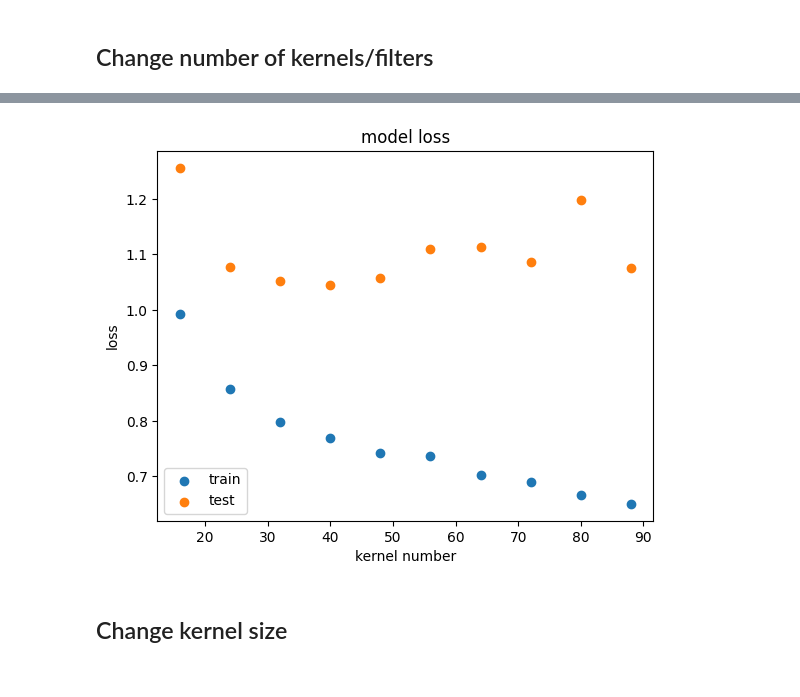
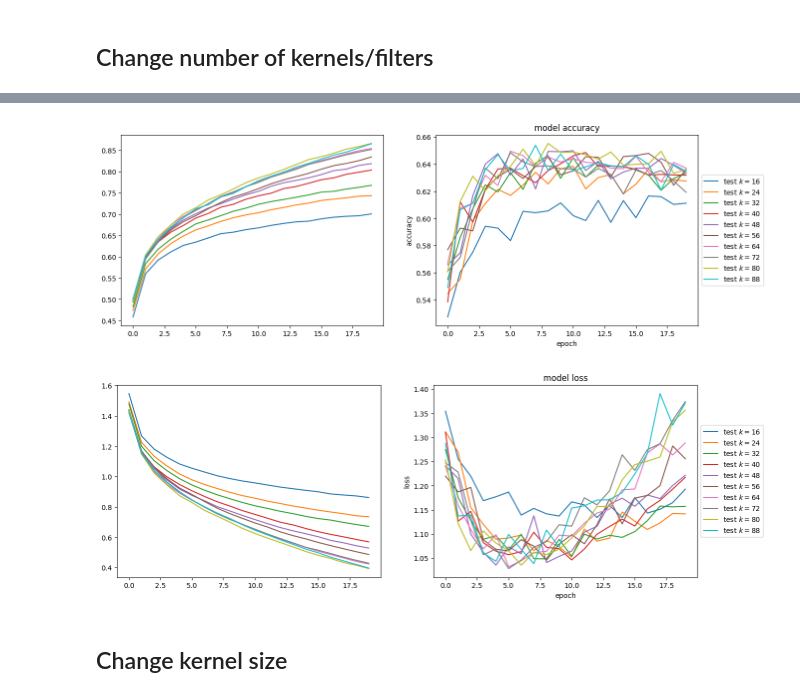
Before and after one commit to Swinkawkrawacie/Machine_learning, a Jupyter notebook: assignment_4.ipynb, the cells around one changed output, grey strips where cells are left out. Cells and saved outputs as stored; diff of their text form; code cells hidden in the pictures.

```diff
--- a/assignment_4.ipynb
+++ b/assignment_4.ipynb
@@ -158,35 +135,35 @@ test_acc_cnn
 ## Change number of kernels/filters
 # %%
 def kernel_num_model(kernel_num):
-    kmodel = models.Sequential()
-    kmodel.add(Input(shape=(32, 32, 3)))
-    kmodel.add(layers.Conv2D(filters = kernel_num,
+    kmodel = keras.models.Sequential()
+    kmodel.add(keras.Input(shape=(32, 32, 3)))
+    kmodel.add(keras.layers.Conv2D(filters = kernel_num,
                              kernel_size = (3, 3),
                              padding = 'valid',
                              strides = 1,
                              activation='relu'))
-    kmodel.add(layers.MaxPooling2D((2, 2)))
-    kmodel.add(layers.Flatten())
-    kmodel.add(layers.Dense(10))
+    kmodel.add(keras.layers.MaxPooling2D((2, 2)))
+    kmodel.add(keras.layers.Flatten())
+    kmodel.add(keras.layers.Dense(10, activation='softmax'))
     kmodel.compile(optimizer='adam',
-              loss=keras.losses.SparseCategoricalCrossentropy(from_logits=True),
+              loss='categorical_crossentropy',
               metrics=['accuracy'])
     return kmodel
 # %%
 m = 1 #repeat
 kernel_nums = [16+8*i for i in range(10)]
 n = len(kernel_nums)
-train_acc_k = np.zeros((n,m))
-test_acc_k = np.zeros((n,m))
-train_loss_k = np.zeros((n,m))
-test_loss_k = np.zeros((n,m))
+train_acc_k = np.zeros((n,20))
+test_acc_k = np.zeros((n,20))
+train_loss_k = np.zeros((n,20))
+test_loss_k = np.zeros((n,20))
 for j in range(m):
     for i in range(n):
         temp_model1_k = kernel_num_model(kernel_nums[i])
-        temp_model_k = temp_model1_k.fit(x_train, y_train, epochs=10, validation_data=(x_test, y_test))
-        train_acc_k[i,j] = temp_model_k.history['accuracy'][-1]
-        test_acc_k[i,j] = temp_model_k.history['val_accuracy'][-1]
-        train_loss_k[i,j] = temp_model_k.history['loss'][-1]
-        test_loss_k[i,j] = temp_model_k.history['val_loss'][-1]
+        temp_model_k = temp_model1_k.fit(x_train, y_train, epochs=20, validation_data=(x_test, y_test))
+        train_acc_k[i,:] = temp_model_k.history['accuracy']
+        test_acc_k[i,:] = temp_model_k.history['val_accuracy']
+        train_loss_k[i,:] = temp_model_k.history['loss']
+        test_loss_k[i,:] = temp_model_k.history['val_loss']
         print(f'ROUND {j*n+i}')
 # %% [output]
@@ -225,13 +189,27 @@ plt.show()
-# %%
-plt.scatter(kernel_nums, train_loss_k.mean(axis=1))
-plt.scatter(kernel_nums, test_loss_k.mean(axis=1))
-plt.title('model loss')
-plt.ylabel('loss')
-plt.xlabel('kernel number')
-plt.legend(['train', 'test'])
-plt.show()
-# %% [output]
-[figure, removed]
+# %%
+fig, axes = plt.subplots(nrows=1, ncols=2, figsize=(15, 5))
+for i in range(10):
+    axes[0].plot(range(20), train_acc_k[i,:], label=f'train $k={kernel_nums[i]}$')
+    axes[1].plot(range(20), test_acc_k[i,:], label=f'test $k={kernel_nums[i]}$')
+plt.title('model accuracy')
+plt.ylabel('accuracy')
+plt.xlabel('epoch')
+plt.legend(loc='center left', bbox_to_anchor=(1, 0.5))
+plt.show()
+# %% [output]
+[figure, added]
+# %%
+fig, axes = plt.subplots(nrows=1, ncols=2, figsize=(15, 5))
+for i in range(10):
+    axes[0].plot(range(20), train_loss_k[i,:], label=f'train $k={kernel_nums[i]}$')
+    axes[1].plot(range(20), test_loss_k[i,:], label=f'test $k={kernel_nums[i]}$')
+plt.title('model loss')
+plt.ylabel('loss')
+plt.xlabel('epoch')
+plt.legend(loc='center left', bbox_to_anchor=(1, 0.5))
+plt.show()
+# %% [output]
+[figure, added]
 # %% [markdown]
 ## Change kernel size
 # %%
```
Also changed, not shown: parts of 26 cells of this notebook.
